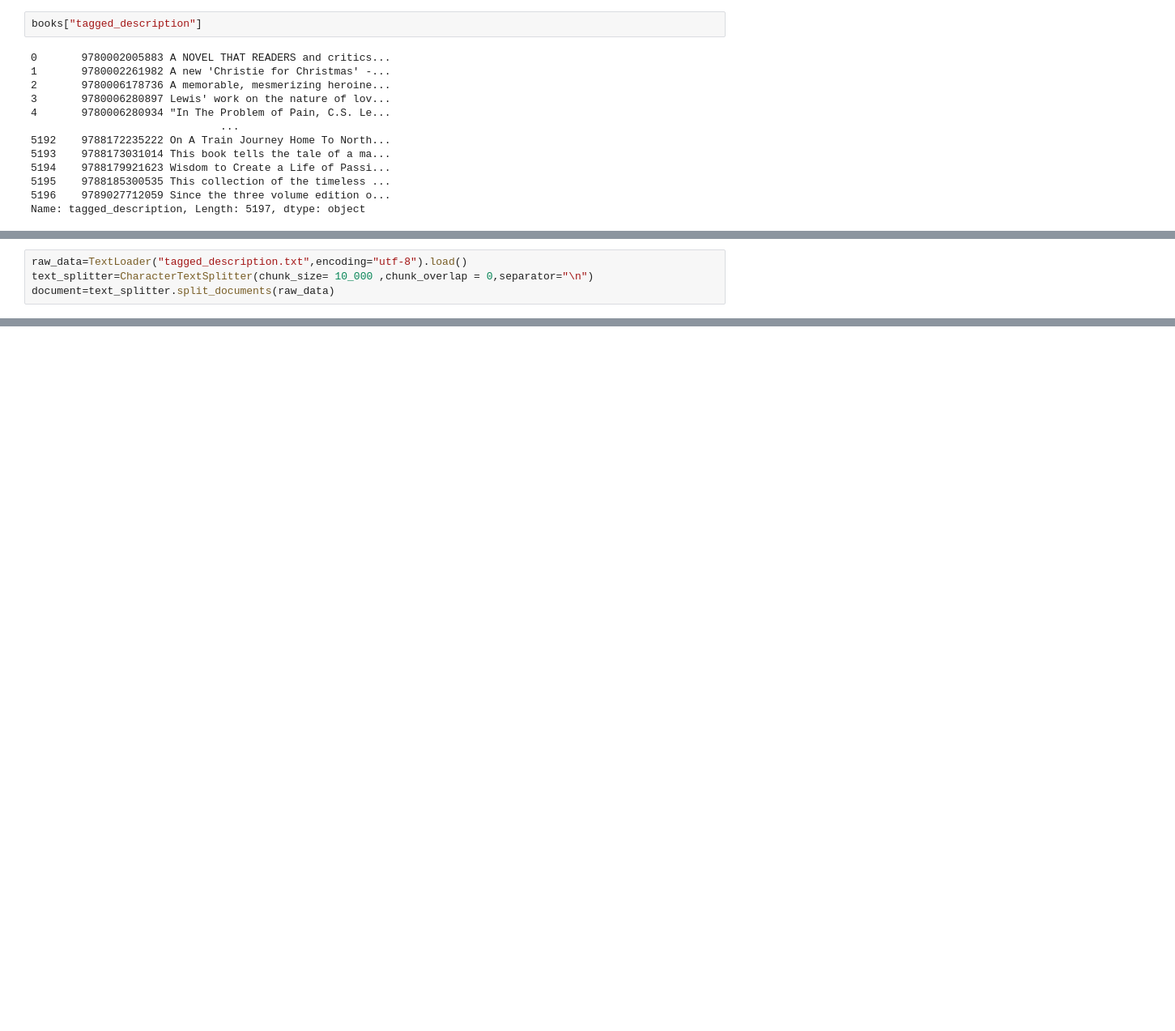
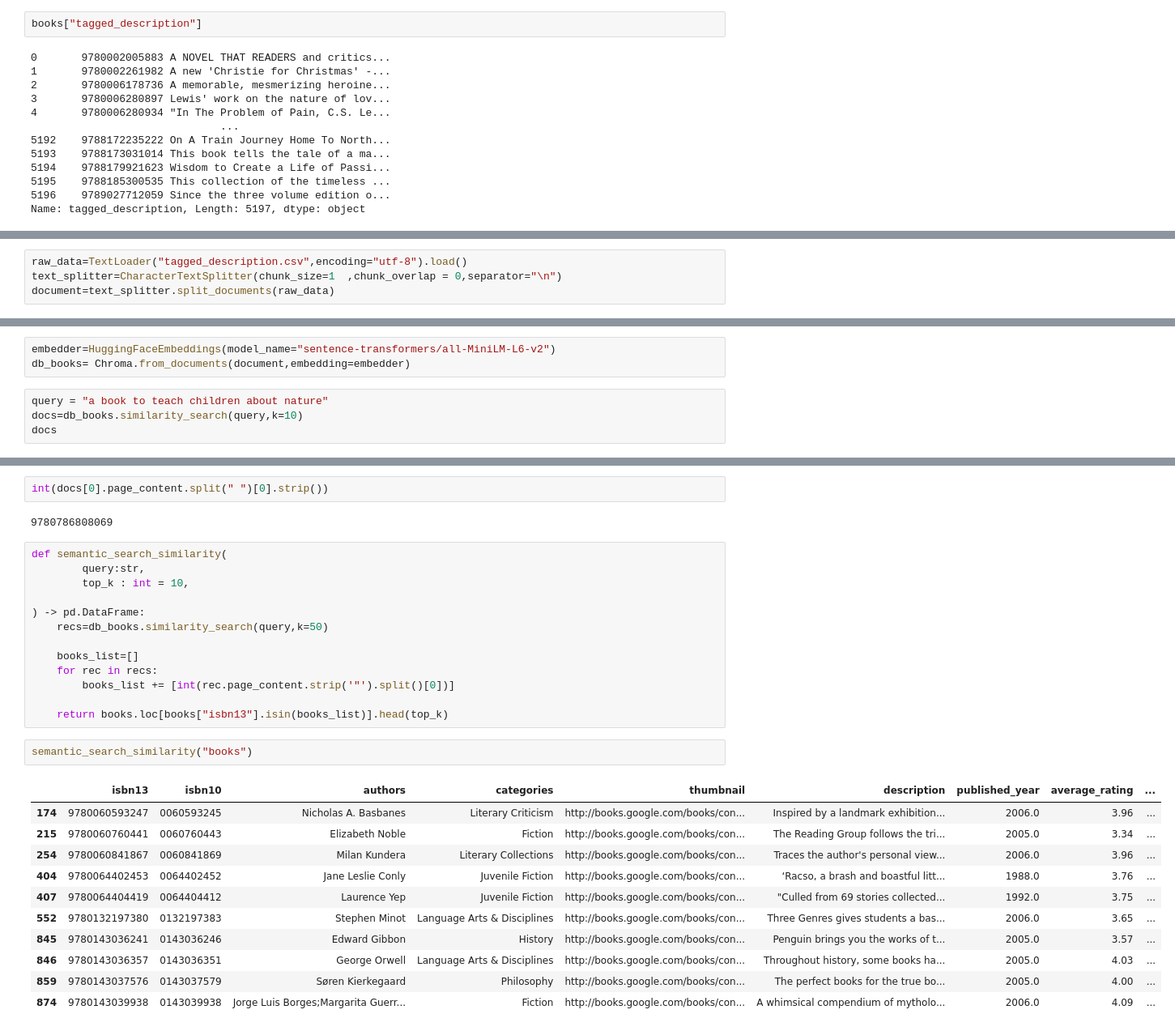
Before and after one commit to SBM004/Book_reccomender, a Jupyter notebook: vector_search.ipynb, the cells around one changed output, grey strips where cells are left out. Shown: that part at 81% size. Saved outputs shown, nothing was run; the diff lists cells and outputs as text; blank space fills up the shorter version.

```diff
--- a/vector_search.ipynb
+++ b/vector_search.ipynb
@@ -53,6 +51,6 @@ books["tagged_description"].to_csv("tagged_description.txt",
                                    header=False
                                    )
 # %%
-raw_data=TextLoader("tagged_description.txt",encoding="utf-8").load()
-text_splitter=CharacterTextSplitter(chunk_size= 10_000 ,chunk_overlap = 0,separator="\n")
+raw_data=TextLoader("tagged_description.csv",encoding="utf-8").load()
+text_splitter=CharacterTextSplitter(chunk_size=1  ,chunk_overlap = 0,separator="\n")
 document=text_splitter.split_documents(raw_data)
@@ -69,0 +85,7 @@ NameError: name 'LRScheduler' is not defined
+# %%
+embedder=HuggingFaceEmbeddings(model_name="sentence-transformers/all-MiniLM-L6-v2")
+db_books= Chroma.from_documents(document,embedding=embedder)
+# %%
+query = "a book to teach children about nature"
+docs=db_books.similarity_search(query,k=10)
+docs
@@ -69,0 +113,31 @@ NameError: name 'LRScheduler' is not defined
+# %%
+int(docs[0].page_content.split(" ")[0].strip())
+# %% [output]
+9780786808069
+# %%
+def semantic_search_similarity(
+        query:str,
+        top_k : int = 10,
+
+) -> pd.DataFrame:
+    recs=db_books.similarity_search(query,k=50)
+
+    books_list=[]
+    for rec in recs:
+        books_list += [int(rec.page_content.strip('"').split()[0])]
+
+    return books.loc[books["isbn13"].isin(books_list)].head(top_k)
+# %%
+semantic_search_similarity("books")
+# %% [output]
+|  | isbn13 | isbn10 | authors | categories | thumbnail | description | published_year | average_rating | ... |
+| 174 | 9780060593247 | 0060593245 | Nicholas A. Basbanes | Literary Criticism | http://books.google.com/books/con... | Inspired by a landmark exhibition... | 2006.0 | 3.96 | ... |
+| 215 | 9780060760441 | 0060760443 | Elizabeth Noble | Fiction | http://books.google.com/books/con... | The Reading Group follows the tri... | 2005.0 | 3.34 | ... |
+| 254 | 9780060841867 | 0060841869 | Milan Kundera | Literary Collections | http://books.google.com/books/con... | Traces the author's personal view... | 2006.0 | 3.96 | ... |
+| 404 | 9780064402453 | 0064402452 | Jane Leslie Conly | Juvenile Fiction | http://books.google.com/books/con... | ‘Racso, a brash and boastful litt... | 1988.0 | 3.76 | ... |
+| 407 | 9780064404419 | 0064404412 | Laurence Yep | Juvenile Fiction | http://books.google.com/books/con... | "Culled from 69 stories collected... | 1992.0 | 3.75 | ... |
+| 552 | 9780132197380 | 0132197383 | Stephen Minot | Language Arts & Disciplines | http://books.google.com/books/con... | Three Genres gives students a bas... | 2006.0 | 3.65 | ... |
+| 845 | 9780143036241 | 0143036246 | Edward Gibbon | History | http://books.google.com/books/con... | Penguin brings you the works of t... | 2005.0 | 3.57 | ... |
+| 846 | 9780143036357 | 0143036351 | George Orwell | Language Arts & Disciplines | http://books.google.com/books/con... | Throughout history, some books ha... | 2005.0 | 4.03 | ... |
+| 859 | 9780143037576 | 0143037579 | Søren Kierkegaard | Philosophy | http://books.google.com/books/con... | The perfect books for the true bo... | 2005.0 | 4.00 | ... |
+| 874 | 9780143039938 | 0143039938 | Jorge Luis Borges;Margarita Guerr... | Fiction | http://books.google.com/books/con... | A whimsical compendium of mytholo... | 2006.0 | 4.09 | ... |
```
Also changed, not shown: parts of 33 cells of this notebook, 1 other file.
